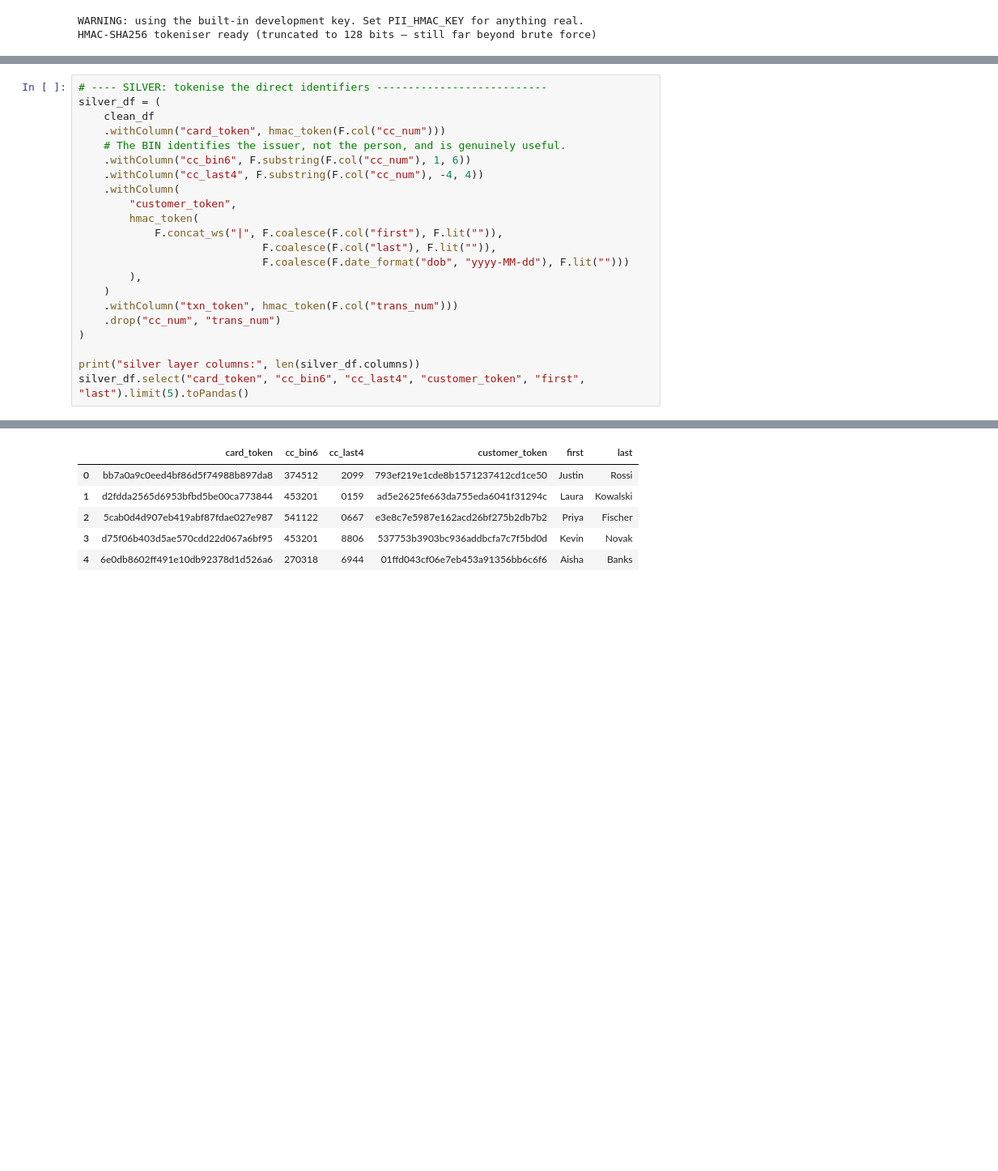
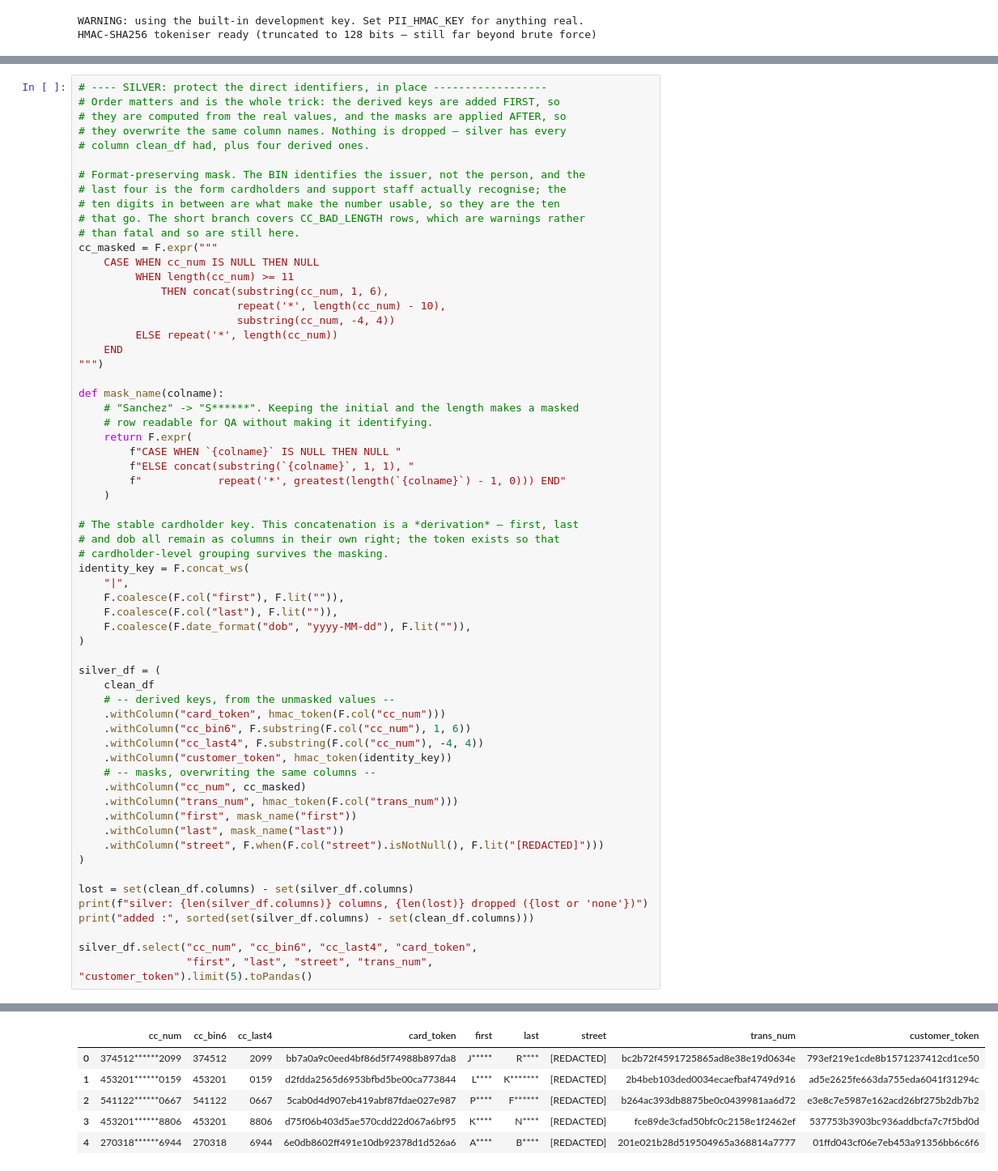
Before and after one commit to rongshiu/paynet_iv, a Jupyter notebook: notebooks/01_credit_card_transactions.ipynb, the cells around one changed output, grey strips where cells are left out. Shown at 81% size. Saved outputs shown, nothing was run; the diff lists cells and outputs as text; blank space fills up the shorter version.

```diff
--- a/notebooks/01_credit_card_transactions.ipynb
+++ b/notebooks/01_credit_card_transactions.ipynb
@@ -1322,25 +1356,65 @@ holding an auxiliary dataset. Genuine guarantees need differential privacy or k-
 with suppression, and both cost accuracy. The right call for a fraud-analytics table is this
 layering plus access control, with the residual risk written down rather than assumed away.
 # %%
-# ---- SILVER: tokenise the direct identifiers ---------------------------
+# ---- SILVER: protect the direct identifiers, in place ------------------
+# Order matters and is the whole trick: the derived keys are added FIRST, so
+# they are computed from the real values, and the masks are applied AFTER, so
+# they overwrite the same column names. Nothing is dropped — silver has every
+# column clean_df had, plus four derived ones.
+
+# Format-preserving mask. The BIN identifies the issuer, not the person, and the
+# last four is the form cardholders and support staff actually recognise; the
+# ten digits in between are what make the number usable, so they are the ten
+# that go. The short branch covers CC_BAD_LENGTH rows, which are warnings rather
+# than fatal and so are still here.
+cc_masked = F.expr("""
+    CASE WHEN cc_num IS NULL THEN NULL
+         WHEN length(cc_num) >= 11
+             THEN concat(substring(cc_num, 1, 6),
+                         repeat('*', length(cc_num) - 10),
+                         substring(cc_num, -4, 4))
+         ELSE repeat('*', length(cc_num))
+    END
+""")
+
+def mask_name(colname):
+    # "Sanchez" -> "S******". Keeping the initial and the length makes a masked
+    # row readable for QA without making it identifying.
+    return F.expr(
+        f"CASE WHEN `{colname}` IS NULL THEN NULL "
+        f"ELSE concat(substring(`{colname}`, 1, 1), "
+        f"            repeat('*', greatest(length(`{colname}`) - 1, 0))) END"
+    )
+
+# The stable cardholder key. This concatenation is a *derivation* — first, last
+# and dob all remain as columns in their own right; the token exists so that
+# cardholder-level grouping survives the masking.
+identity_key = F.concat_ws(
+    "|",
+    F.coalesce(F.col("first"), F.lit("")),
+    F.coalesce(F.col("last"), F.lit("")),
+    F.coalesce(F.date_format("dob", "yyyy-MM-dd"), F.lit("")),
+)
+
 silver_df = (
     clean_df
+    # -- derived keys, from the unmasked values --
     .withColumn("card_token", hmac_token(F.col("cc_num")))
-    # The BIN identifies the issuer, not the person, and is genuinely useful.
     .withColumn("cc_bin6", F.substring(F.col("cc_num"), 1, 6))
     .withColumn("cc_last4", F.substring(F.col("cc_num"), -4, 4))
-    .withColumn(
-        "customer_token",
-        hmac_token(
-            F.concat_ws("|", F.coalesce(F.col("first"), F.lit("")),
-                             F.coalesce(F.col("last"), F.lit("")),
-                             F.coalesce(F.date_format("dob", "yyyy-MM-dd"), F.lit("")))
-        ),
-    )
-    .withColumn("txn_token", hmac_token(F.col("trans_num")))
-    .drop("cc_num", "trans_num")
+    .withColumn("customer_token", hmac_token(identity_key))
+    # -- masks, overwriting the same columns --
+    .withColumn("cc_num", cc_masked)
+    .withColumn("trans_num", hmac_token(F.col("trans_num")))
+    .withColumn("first", mask_name("first"))
+    .withColumn("last", mask_name("last"))
+    .withColumn("street", F.when(F.col("street").isNotNull(), F.lit("[REDACTED]")))
 )
 
-print("silver layer columns:", len(silver_df.columns))
-silver_df.select("card_token", "cc_bin6", "cc_last4", "customer_token", "first", "last").limit(5).toPandas()
+lost = set(clean_df.columns) - set(silver_df.columns)
+print(f"silver: {len(silver_df.columns)} columns, {len(lost)} dropped ({lost or 'none'})")
+print("added :", sorted(set(silver_df.columns) - set(clean_df.columns)))
+
+silver_df.select("cc_num", "cc_bin6", "cc_last4", "card_token",
+                 "first", "last", "street", "trans_num", "customer_token").limit(5).toPandas()
 # %% [output]
@@ -1348,7 +1423,7 @@ silver layer columns: 39
-|  | card_token | cc_bin6 | cc_last4 | customer_token | first | last |
-| 0 | bb7a0a9c0eed4bf86d5f74988b897da8 | 374512 | 2099 | 793ef219e1cde8b1571237412cd1ce50 | Justin | Rossi |
-| 1 | d2fdda2565d6953bfbd5be00ca773844 | 453201 | 0159 | ad5e2625fe663da755eda6041f31294c | Laura | Kowalski |
-| 2 | 5cab0d4d907eb419abf87fdae027e987 | 541122 | 0667 | e3e8c7e5987e162acd26bf275b2db7b2 | Priya | Fischer |
-| 3 | d75f06b403d5ae570cdd22d067a6bf95 | 453201 | 8806 | 537753b3903bc936addbcfa7c7f5bd0d | Kevin | Novak |
-| 4 | 6e0db8602ff491e10db92378d1d526a6 | 270318 | 6944 | 01ffd043cf06e7eb453a91356bb6c6f6 | Aisha | Banks |
+|  | cc_num | cc_bin6 | cc_last4 | card_token | first | last | street | trans_num | customer_token |
+| 0 | 374512******2099 | 374512 | 2099 | bb7a0a9c0eed4bf86d5f74988b897da8 | J***** | R**** | [REDACTED] | bc2b72f4591725865ad8e38e19d0634e | 793ef219e1cde8b1571237412cd1ce50 |
+| 1 | 453201******0159 | 453201 | 0159 | d2fdda2565d6953bfbd5be00ca773844 | L**** | K******* | [REDACTED] | 2b4beb103ded0034ecaefbaf4749d916 | ad5e2625fe663da755eda6041f31294c |
+| 2 | 541122******0667 | 541122 | 0667 | 5cab0d4d907eb419abf87fdae027e987 | P**** | F****** | [REDACTED] | b264ac393db8875be0c0439981aa6d72 | e3e8c7e5987e162acd26bf275b2db7b2 |
+| 3 | 453201******8806 | 453201 | 8806 | d75f06b403d5ae570cdd22d067a6bf95 | K**** | N**** | [REDACTED] | fce89de3cfad50bfc0c2158e1f2462ef | 537753b3903bc936addbcfa7c7f5bd0d |
+| 4 | 270318******6944 | 270318 | 6944 | 6e0db8602ff491e10db92378d1d526a6 | A**** | B**** | [REDACTED] | 201e021b28d519504965a368814a7777 | 01ffd043cf06e7eb453a91356bb6c6f6 |
 # %%
```
Also changed, not shown: parts of 13 cells of this notebook, 1 other file.
